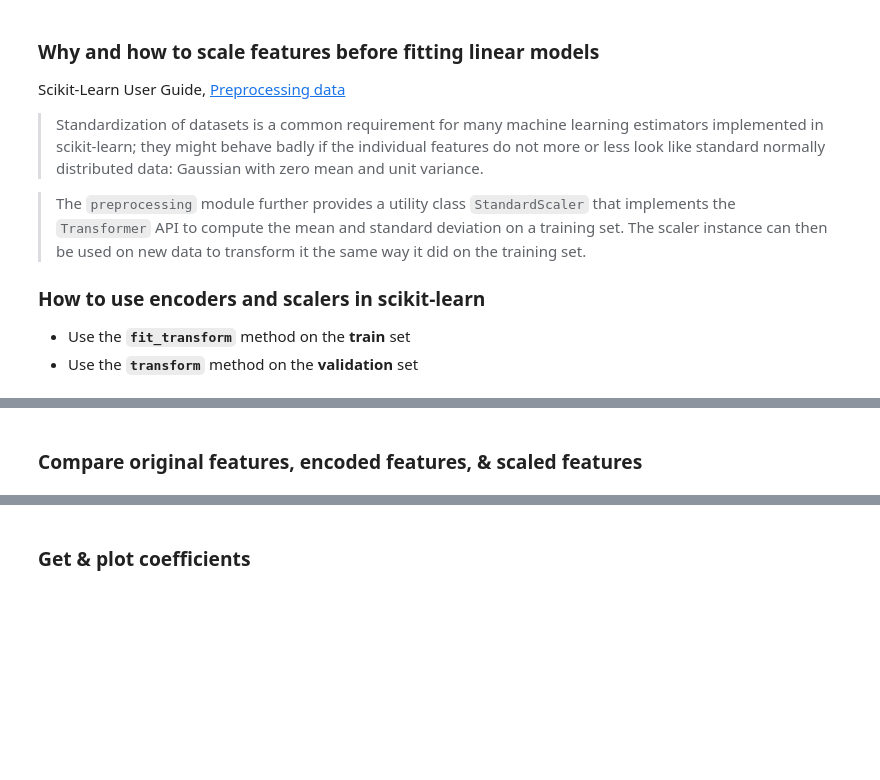
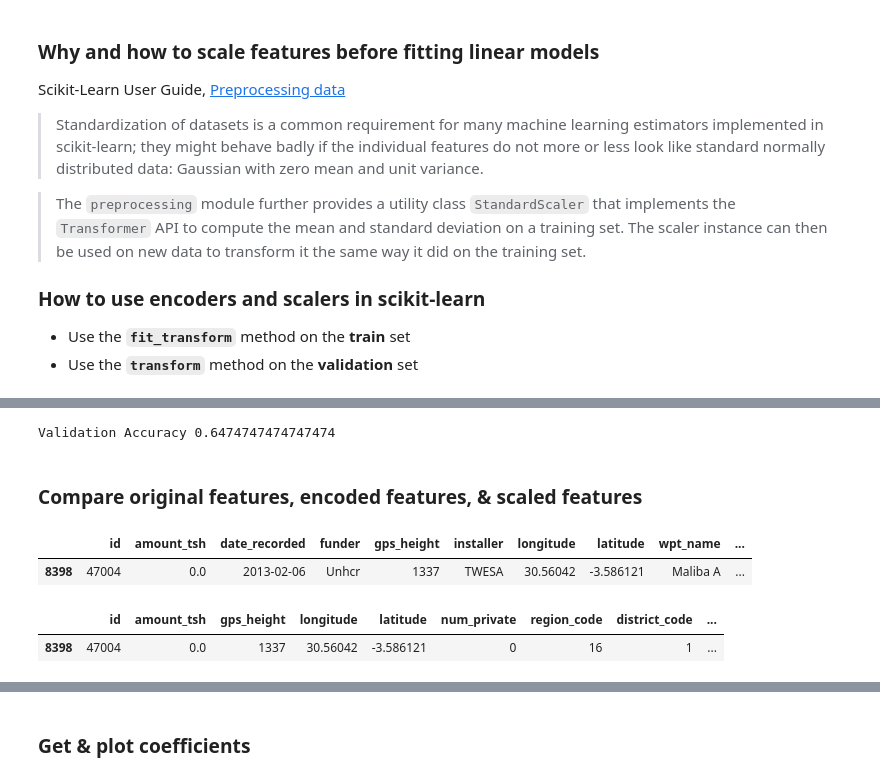
Before and after one commit to LambdaSchool/DEPRECATED-DS-Unit-2-Linear-Models, a Jupyter notebook: module4-logistic-regression/logistic_regression.ipynb, the cells around one changed output, grey strips where cells are left out. Drawn from its saved outputs; the diff is of its cells as text; code cells hidden in the pictures; blank space fills up the shorter version.

```diff
--- a/module4-logistic-regression/logistic_regression.ipynb
+++ b/module4-logistic-regression/logistic_regression.ipynb
@@ -367,2 +462,35 @@ Scikit-Learn User Guide, [Preprocessing data](https://scikit-learn.org/stable/mo
+# %%
+# Encode, then scale.
+
+categorical_features = ['quantity']
+numeric_features = X_train.select_dtypes('number').columns.drop('id').tolist()
+features = categorical_features + numeric_features
+
+X_train_subset = X_train[features]
+X_val_subset = X_val[features]
+
+encoder = ce.OneHotEncoder(use_cat_names=True)
+X_train_encoded = encoder.fit_transform(X_train_subset)
+X_val_encoded = encoder.transform(X_val_subset)
+
+scaler = StandardScaler()
+X_train_scaled = scaler.fit_transform(X_train_encoded)
+X_val_scaled = scaler.transform(X_val_encoded)
+
+model = LogisticRegression(solver='lbfgs', multi_class='auto', max_iter=1000)
+model.fit(X_train_scaled, y_train)
+print('Validation Accuracy', model.score(X_val_scaled, y_val))
+# %% [output]
+Validation Accuracy 0.6474747474747474
 # %% [markdown]
 ### Compare original features, encoded features, & scaled features
+# %%
+X_train[:1]
+# %% [output]
+|  | id | amount_tsh | date_recorded | funder | gps_height | installer | longitude | latitude | wpt_name | ... |
+| 8398 | 47004 | 0.0 | 2013-02-06 | Unhcr | 1337 | TWESA | 30.56042 | -3.586121 | Maliba A | ... |
+# %%
+X_train_numeric[:1]
+# %% [output]
+|  | id | amount_tsh | gps_height | longitude | latitude | num_private | region_code | district_code | ... |
+| 8398 | 47004 | 0.0 | 1337 | 30.56042 | -3.586121 | 0 | 16 | 1 | ... |
```
Also changed, not shown: parts of 13 cells of this notebook.
